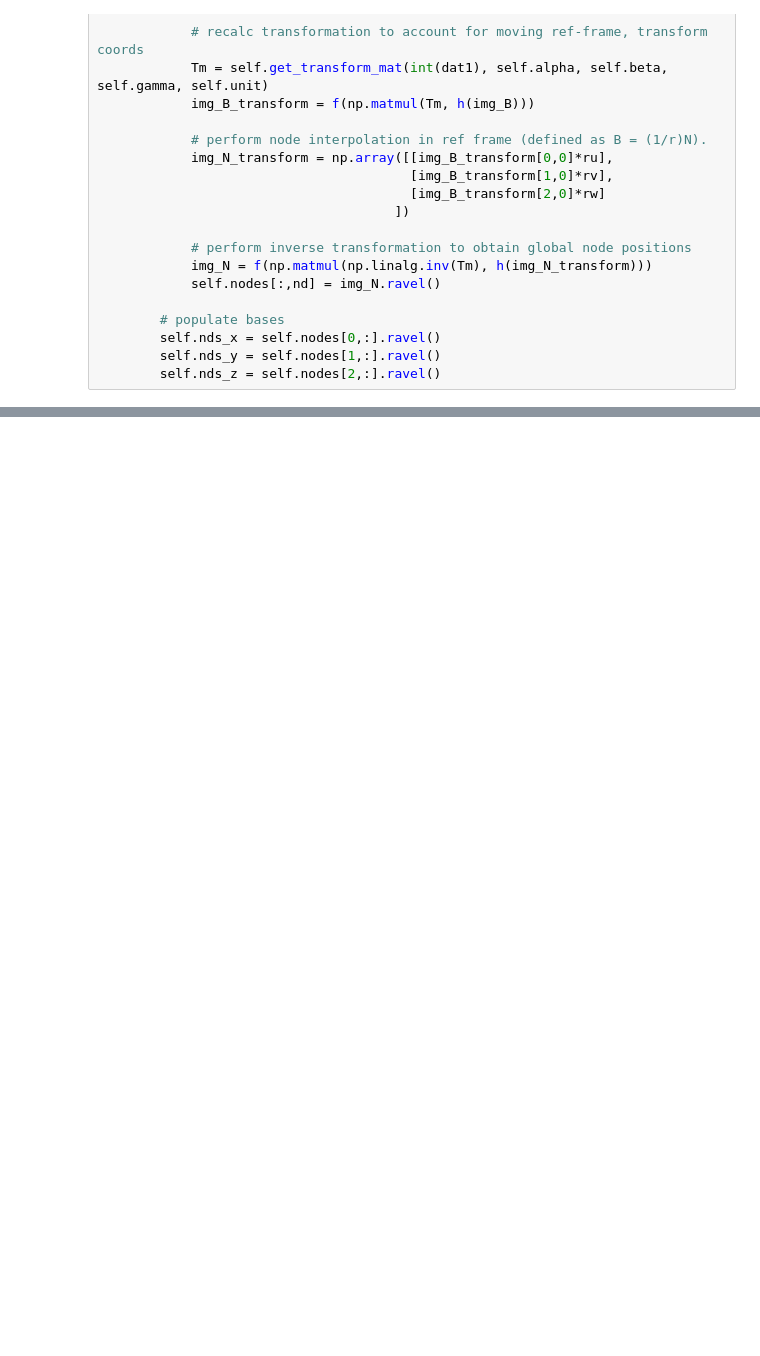
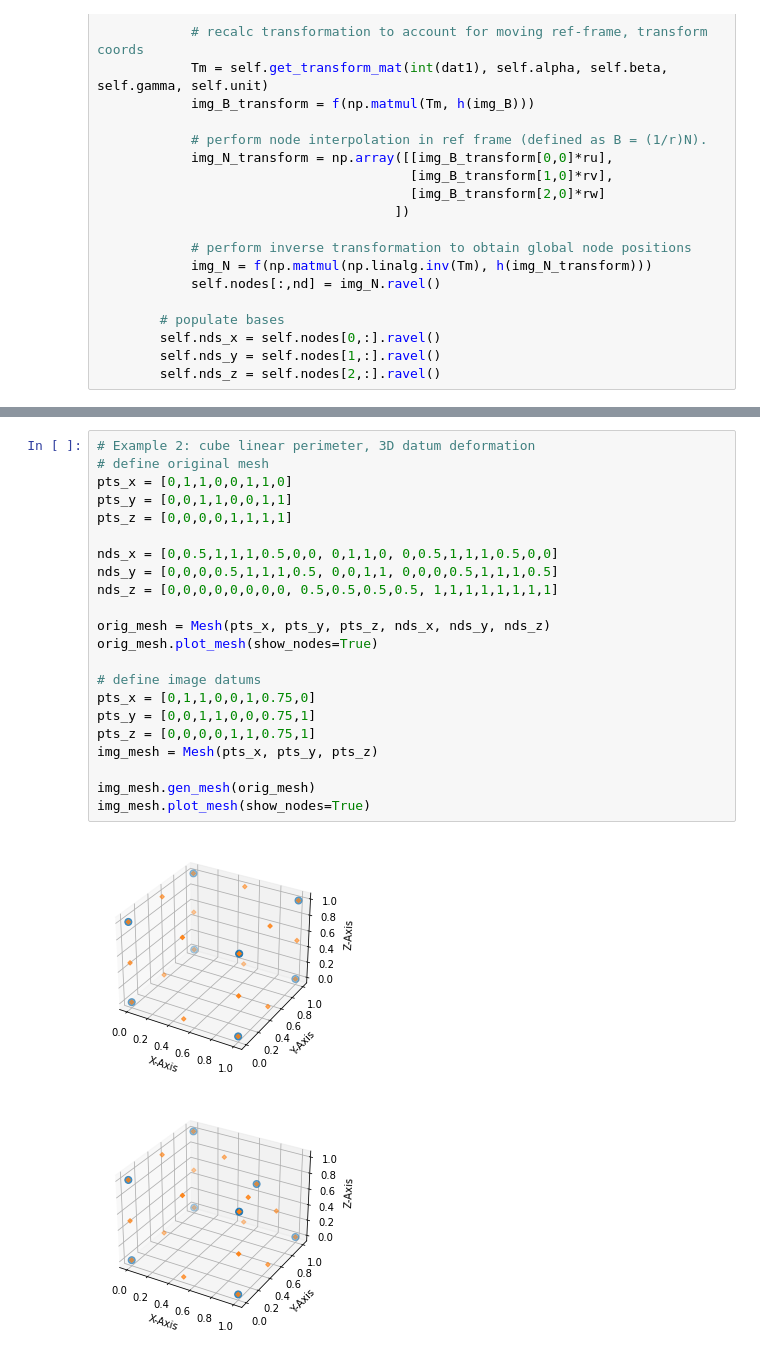
Before and after one commit to nicholasgrummon/Nodal-Morphing, a Jupyter notebook: 3d_morphing_ref-frame_method.ipynb, the cells around one changed output, grey strips where cells are left out. Drawn from its saved outputs; the diff is of its cells as text; blank space fills up the shorter version.

Commit message:
Update 3D notebook with more examples

```diff
--- a/3d_morphing_ref-frame_method.ipynb
+++ b/3d_morphing_ref-frame_method.ipynb
@@ -276,0 +274,25 @@ img_mesh.plot_mesh(show_nodes=True)
+# %%
+# Example 2: cube linear perimeter, 3D datum deformation
+# define original mesh
+pts_x = [0,1,1,0,0,1,1,0]
+pts_y = [0,0,1,1,0,0,1,1]
+pts_z = [0,0,0,0,1,1,1,1]
+
+nds_x = [0,0.5,1,1,1,0.5,0,0, 0,1,1,0, 0,0.5,1,1,1,0.5,0,0]
+nds_y = [0,0,0,0.5,1,1,1,0.5, 0,0,1,1, 0,0,0,0.5,1,1,1,0.5]
+nds_z = [0,0,0,0,0,0,0,0, 0.5,0.5,0.5,0.5, 1,1,1,1,1,1,1,1]
+
+orig_mesh = Mesh(pts_x, pts_y, pts_z, nds_x, nds_y, nds_z)
+orig_mesh.plot_mesh(show_nodes=True)
+
+# define image datums
+pts_x = [0,1,1,0,0,1,0.75,0]
+pts_y = [0,0,1,1,0,0,0.75,1]
+pts_z = [0,0,0,0,1,1,0.75,1]
+img_mesh = Mesh(pts_x, pts_y, pts_z)
+
+img_mesh.gen_mesh(orig_mesh)
+img_mesh.plot_mesh(show_nodes=True)
+# %% [output]
+[figure, added]
+[figure, added]
```
Also changed, not shown: parts of 2 cells of this notebook.
